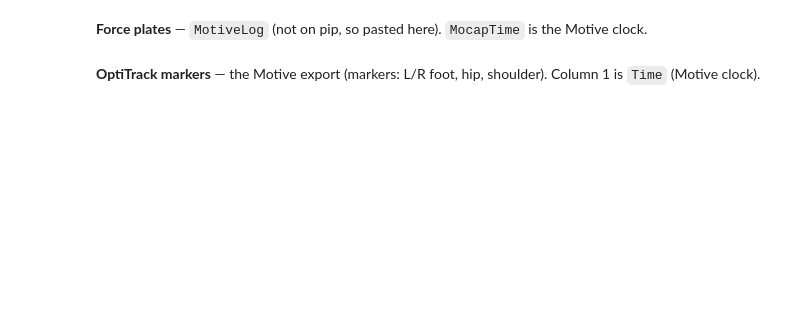
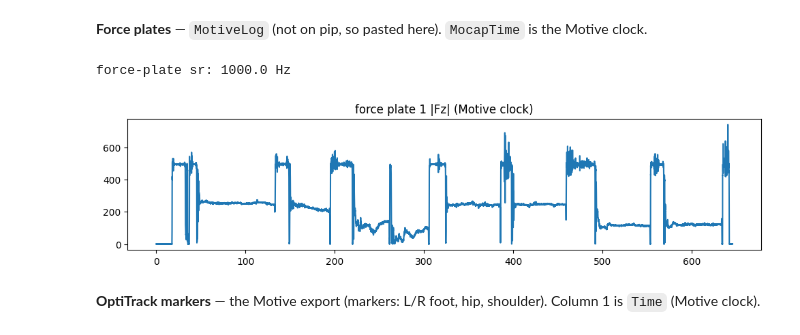
Before and after one commit to praneethnamburi/immersionlab-pe-mis, a Jupyter notebook: notebooks/group2_project2.ipynb, the cells around one changed output. Cells and saved outputs as stored; diff of their text form; code cells hidden in the pictures; blank space fills up the shorter version.

```diff
--- a/notebooks/group2_project2.ipynb
+++ b/notebooks/group2_project2.ipynb
@@ -51,8 +58,13 @@ class MotiveLog:
 # %%
 fp1 = MotiveLog(fp1_csv); fp2 = MotiveLog(fp2_csv)
 print("force-plate sr:", fp1.sr, "Hz")
 fz1 = np.abs(np.asarray(fp1.Fz()).ravel()); fp_t = np.arange(len(fz1))/fp1.sr   # Motive clock (starts at 0)
-plt.figure(figsize=(12,2.5)); plt.plot(fp_t, fz1); plt.xlim(30,35); plt.title("force plate 1 |Fz| (Motive clock)"); plt.show()
+plt.figure(figsize=(12,2.5)); plt.plot(fp_t, fz1);
+# plt.xlim(30,35);
+plt.title("force plate 1 |Fz| (Motive clock)"); plt.show()
+# %% [output]
+force-plate sr: 1000.0 Hz
+[figure, added]
 # %% [markdown]
 **OptiTrack markers** — the Motive export (markers: L/R foot, hip, shoulder). Column 1 is `Time` (Motive clock).
 # %%
```
Also changed, not shown: parts of 6 cells of this notebook.
